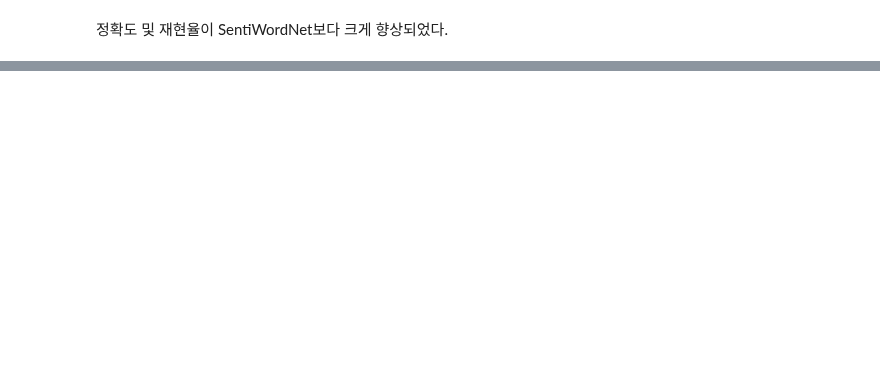
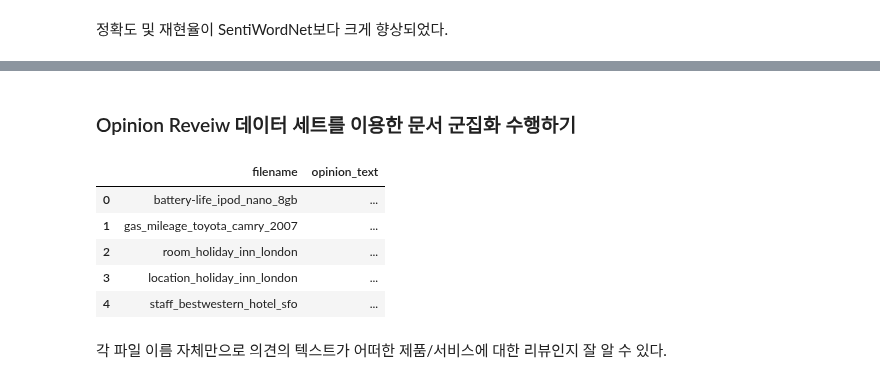
Before and after one commit to wizdom-js/data_analysis, a Jupyter notebook: 파이썬 머신러닝 완벽가이드/CHAPTER_08_텍스트 분석_05~08.ipynb, the cells around one changed output, grey strips where cells are left out. Cells and saved outputs as stored; diff of their text form; code cells hidden in the pictures; blank space fills up the shorter version.

```diff
--- a/파이썬 머신러닝 완벽가이드/CHAPTER_08_텍스트 분석_05~08.ipynb
+++ b/파이썬 머신러닝 완벽가이드/CHAPTER_08_텍스트 분석_05~08.ipynb
@@ -414,0 +531,40 @@ NameError: name 'vaer_polarity' is not defined
+# %% [markdown]
+### Opinion Reveiw 데이터 세트를 이용한 문서 군집화 수행하기
+# %%
+import pandas as pd
+import glob, os
+
+# 디렉터리 설정
+path = '/Users/wizdom/Desktop/data_analysis/파이썬 머신러닝 완벽가이드/실습 데이터/OpinosisDataset1.0/topics'
+# path로 지정한 디렉터리 밑에 있는 모든 .data 파일의 파일명을 리스트로 취합
+all_files = glob.glob(os.path.join(path, "*.data"))
+filename_list = []
+opinion_text = []
+
+# 개별 파일의 파일명은 filename_list로 취합,
+# 개별 파일의 파일 내용은 DataFrame 로딩 후 다시 string으로 변환해 opinion_text list로 취합
+for file_ in all_files :
+    # 개별 파일을 읽어서 DataFrame으로 생성
+    df = pd.read_table(file_, index_col=None, header=0, encoding='latin1')
+
+    # 절대 경로로 주어진 파일명을 가공.
+    filename_ = file_.split('/')[-1]
+    # 맨 마지막 .data 확장자도 제거
+    filename = filename_.split('.')[0]
+
+    # 파일명 list와 파일 내용 list에 파일명과 파일 내용을 추가
+    filename_list.append(filename)
+    opinion_text.append(df.to_string())
+
+# 파일명 list와 파일 내용 list 객체를 DataFrame으로 생성
+document_df = pd.DataFrame({'filename':filename_list, 'opinion_text':opinion_text})
+document_df.head()
+# %% [output]
+|  | filename | opinion_text |
+| 0 | battery-life_ipod_nano_8gb | ... |
+| 1 | gas_mileage_toyota_camry_2007 | ... |
+| 2 | room_holiday_inn_london | ... |
+| 3 | location_holiday_inn_london | ... |
+| 4 | staff_bestwestern_hotel_sfo | ... |
+# %% [markdown]
+각 파일 이름 자체만으로 의견의 텍스트가 어떠한 제품/서비스에 대한 리뷰인지 잘 알 수 있다.
```
Also changed, not shown: parts of 16 cells of this notebook.
